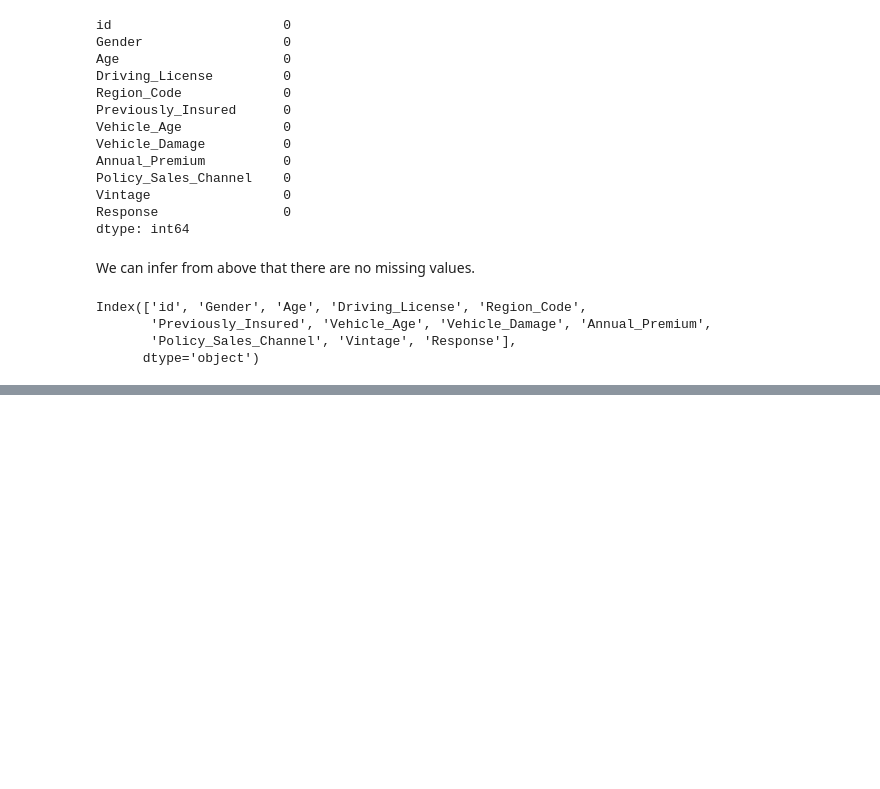
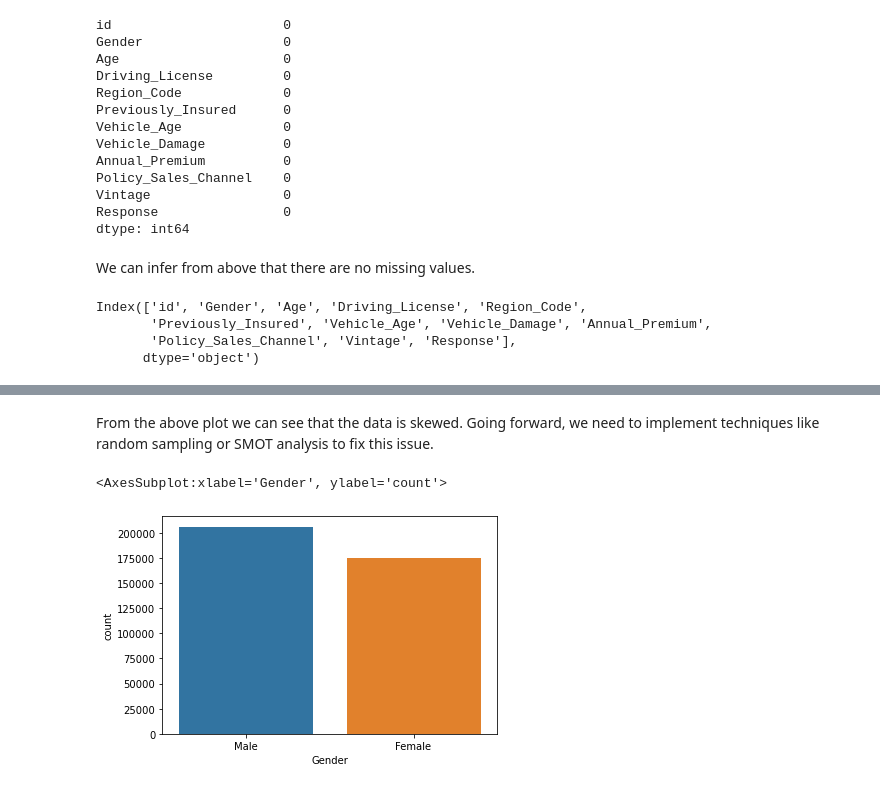
Before and after one commit to kaushik-holla/Health_Insurence_Crosssell_Prediciton, a Jupyter notebook: EDA and Prediction.ipynb, the cells around one changed output, grey strips where cells are left out. Cells and saved outputs as stored; diff of their text form; code cells hidden in the pictures; blank space fills up the shorter version.

```diff
--- a/EDA and Prediction.ipynb
+++ b/EDA and Prediction.ipynb
@@ -82,0 +120,8 @@ categorical_columns = []
+# %% [markdown]
+From the above plot we can see that the data is skewed. Going forward, we need to implement techniques like random sampling or SMOT analysis to fix this issue.
+# %%
+### Gender participation
+sns.countplot(x = train_df["Gender"])
+# %% [output]
+<AxesSubplot:xlabel='Gender', ylabel='count'>
+[figure, added]
```
Also changed, not shown: parts of 7 cells of this notebook.
